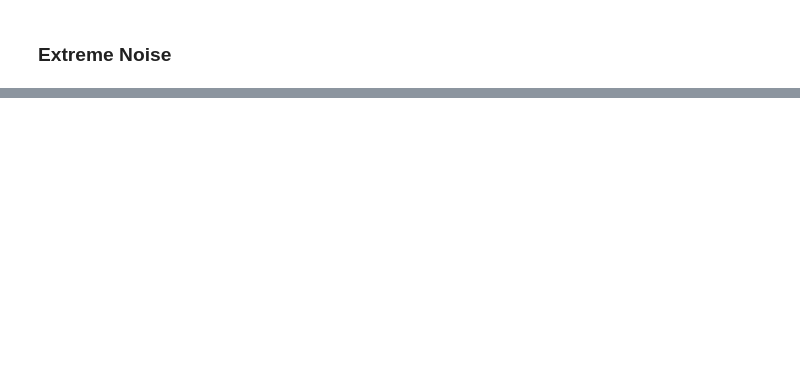
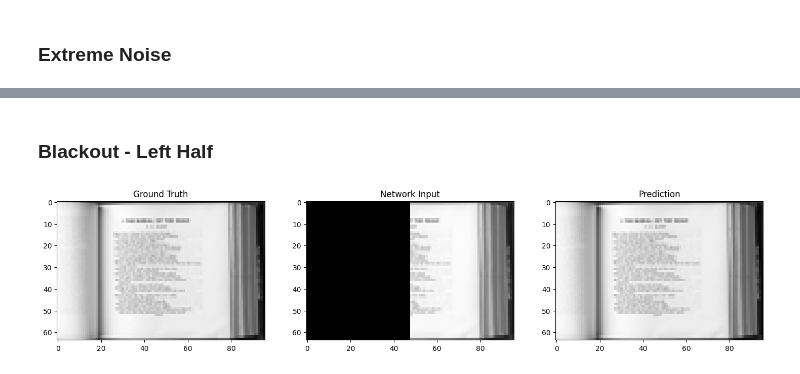
Before and after one commit to johng149/SparseHopfield, a Jupyter notebook: hopfield.ipynb, the cells around one changed output, grey strips where cells are left out. Drawn from its saved outputs; the diff is of its cells as text; code cells hidden in the pictures; blank space fills up the shorter version.

```diff
--- a/hopfield.ipynb
+++ b/hopfield.ipynb
@@ -389,0 +392,14 @@ plot_tensors(images)
+# %% [markdown]
+### Blackout - Left Half
+# %%
+ground_truth = prepared[0].unsqueeze(0)
+
+net_input = blackout_half(ground_truth.reshape(-1, height, width)).reshape(ground_truth.shape)
+images = {
+    "Ground Truth": visualizable(ground_truth, height, width)[0],
+    "Network Input": visualizable(net_input, height, width)[0],
+    "Prediction": prediction(net_input.squeeze(), net, height, width)
+}
+plot_tensors(images)
+# %% [output]
+[figure, added]
```
Also changed, not shown: parts of 20 cells of this notebook, 1 other file.
